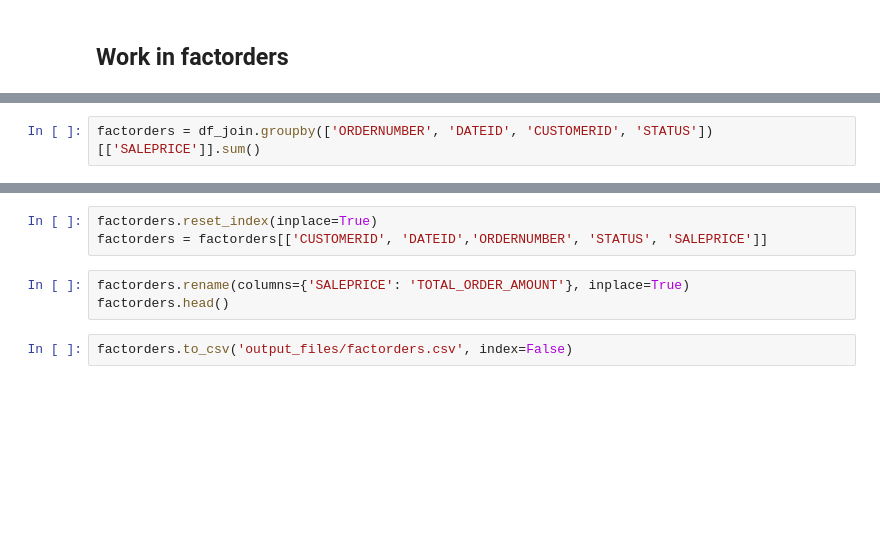
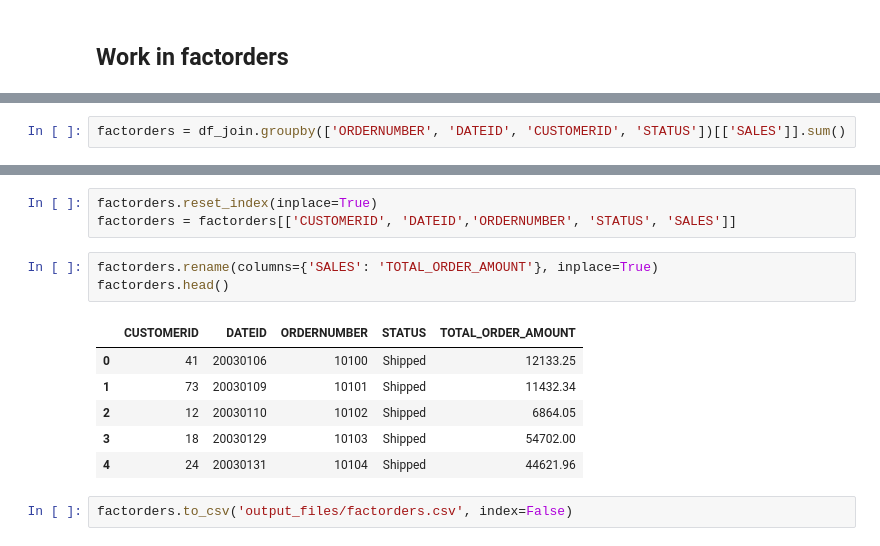
Before and after one commit to Sandokhan/dw, a Jupyter notebook: main.ipynb, the cells around one changed output, grey strips where cells are left out. Saved outputs shown, nothing was run; the diff lists cells and outputs as text; blank space fills up the shorter version.

```diff
--- a/main.ipynb
+++ b/main.ipynb
@@ -381,4 +402,4 @@ df_join.head()
 # %%
-factorders = df_join.groupby(['ORDERNUMBER', 'DATEID', 'CUSTOMERID', 'STATUS'])[['SALEPRICE']].sum()
+factorders = df_join.groupby(['ORDERNUMBER', 'DATEID', 'CUSTOMERID', 'STATUS'])[['SALES']].sum()
 # %%
 factorders.head()
@@ -385,8 +414,15 @@ factorders.head()
 # %%
 factorders.reset_index(inplace=True)
-factorders = factorders[['CUSTOMERID', 'DATEID','ORDERNUMBER', 'STATUS', 'SALEPRICE']]
+factorders = factorders[['CUSTOMERID', 'DATEID','ORDERNUMBER', 'STATUS', 'SALES']]
 # %%
-factorders.rename(columns={'SALEPRICE': 'TOTAL_ORDER_AMOUNT'}, inplace=True)
+factorders.rename(columns={'SALES': 'TOTAL_ORDER_AMOUNT'}, inplace=True)
 factorders.head()
+# %% [output]
+|  | CUSTOMERID | DATEID | ORDERNUMBER | STATUS | TOTAL_ORDER_AMOUNT |
+| 0 | 41 | 20030106 | 10100 | Shipped | 12133.25 |
+| 1 | 73 | 20030109 | 10101 | Shipped | 11432.34 |
+| 2 | 12 | 20030110 | 10102 | Shipped | 6864.05 |
+| 3 | 18 | 20030129 | 10103 | Shipped | 54702.00 |
+| 4 | 24 | 20030131 | 10104 | Shipped | 44621.96 |
 # %%
 factorders.to_csv('output_files/factorders.csv', index=False)
```
Also changed, not shown: parts of 8 cells of this notebook, 1 other file.
